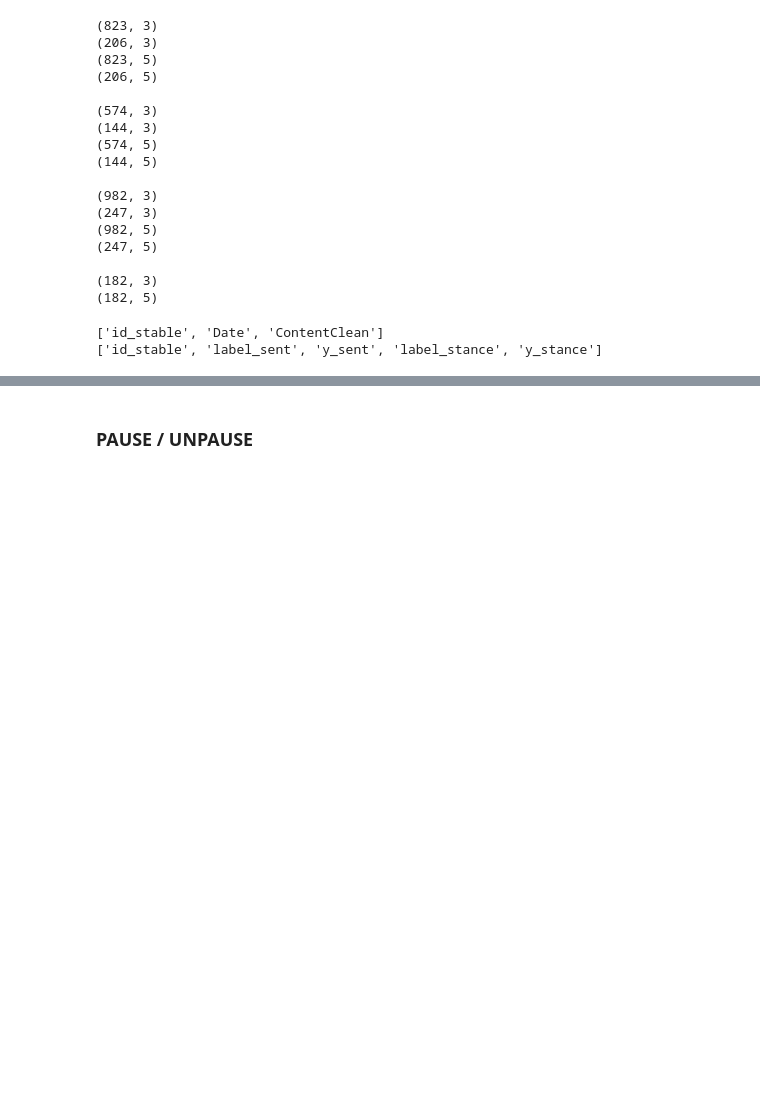
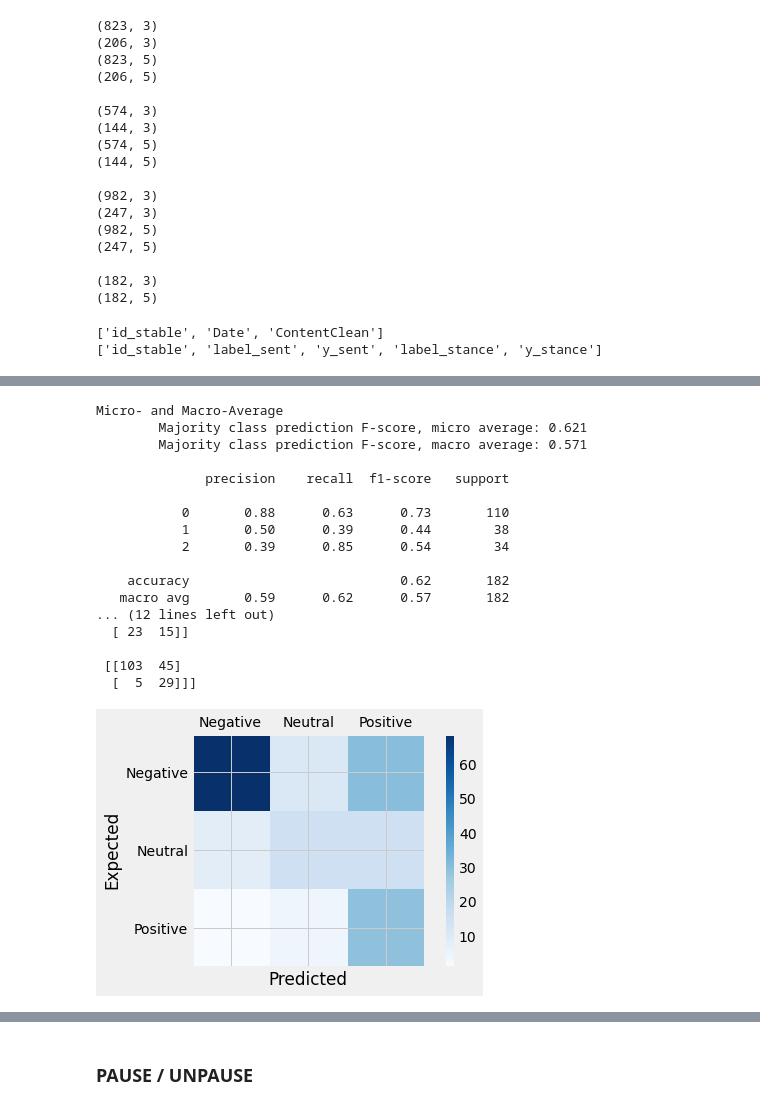
Before and after one commit to loopyQueen/RefugeeSentiment, a Jupyter notebook: vader.ipynb, the cells around one changed output, grey strips where cells are left out. Saved outputs shown, nothing was run; the diff lists cells and outputs as text; code cells hidden in the pictures; blank space fills up the shorter version.

Commit message:
metrics functions, VADER-base run

```diff
--- a/vader.ipynb
+++ b/vader.ipynb
@@ -22,9 +22,9 @@ import matplotlib.pyplot as plt
 %matplotlib inline
 plt.style.use('fivethirtyeight')
 import seaborn as sns
-sns.set(font_scale=1.5)
-sns.color_palette("viridis", as_cmap=True)
-sns.set_style("whitegrid")
+# sns.set(font_scale=1.5)
+# sns.color_palette("viridis", as_cmap=True)
+# sns.set_style("whitegrid")
 
 from wordcloud import WordCloud, STOPWORDS
 from vaderSentiment.vaderSentiment import SentimentIntensityAnalyzer
@@ -149 +137,7 @@ x_train.tail()
+# %%
+# Get the VADER compund score as a list
+x_compound_VADERbase = list(x_test["ContentClean"].apply(aa.vader_sent_compound))
+
+# Get the VADER base prediction
+y_pred_VADERbase = x_test["ContentClean"].apply(aa.vader_pred)  #tweet, pos_cut = 0.05, neg_cut = -0.05
 # %%
@@ -267,0 +178,29 @@ VADER Compound Score grouped by Ground Truth
+# %%
+# Get the ground truth as a list
+y_true_test = list(y_test["y_sent"])
+
+# Get the prediction list
+y_pred_VADERbase = list(y_pred_VADERbase)
+
+# Get the metrics
+aa.print_model_metrics (y_true=y_true_test, y_pred=y_pred_VADERbase, labels=[0,1,2])
+aa.print_conf_matrix (y_true=y_true_test, y_pred=y_pred_VADERbase, labels=[0,1,2])
+# %% [output]
+Micro- and Macro-Average
+        Majority class prediction F-score, micro average: 0.621
+        Majority class prediction F-score, macro average: 0.571
+
+              precision    recall  f1-score   support
+
+           0       0.88      0.63      0.73       110
+           1       0.50      0.39      0.44        38
+           2       0.39      0.85      0.54        34
+
+    accuracy                           0.62       182
+   macro avg       0.59      0.62      0.57       182
+... (12 lines left out)
+  [ 23  15]]
+
+ [[103  45]
+  [  5  29]]]
+[figure, added]
```
Also changed, not shown: parts of 19 cells of this notebook, 2 other files.
